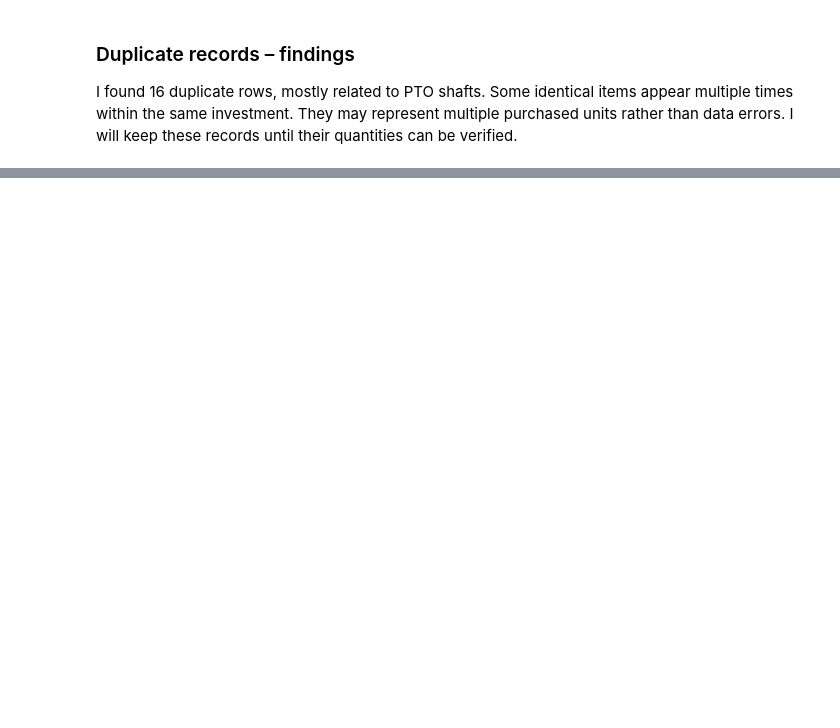
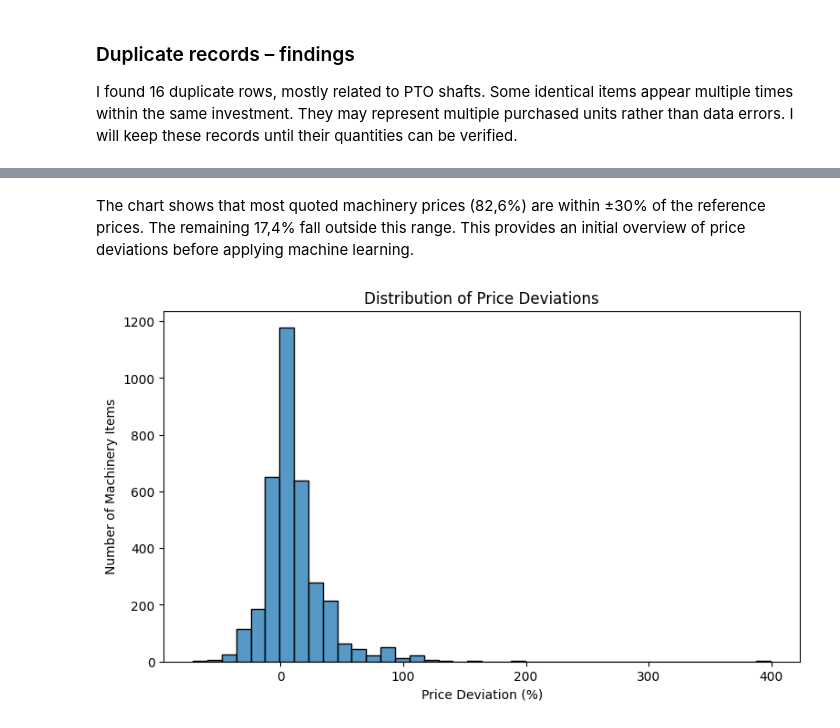
Before and after one commit to milatovicdanka90-maker/dsb_capstone, a Jupyter notebook: 01_EDA.ipynb, the cells around one changed output, grey strips where cells are left out. Drawn from its saved outputs; the diff is of its cells as text; code cells hidden in the pictures; blank space fills up the shorter version.

```diff
--- a/01_EDA.ipynb
+++ b/01_EDA.ipynb
@@ -450,0 +571,16 @@ I found 16 duplicate rows, mostly related to PTO shafts. Some identical items ap
+# %% [markdown]
+The chart shows that most quoted machinery prices (82,6%) are within ±30% of the reference prices. The remaining 17,4% fall outside this range. This provides an initial overview of price deviations before applying machine learning.
+# %%
+# Distribution of price deviations
+
+plt.figure(figsize=(9, 5))
+
+sns.histplot(data=prices_analysis, x="Price Deviation (%)", bins=40)
+
+plt.title("Distribution of Price Deviations")
+plt.xlabel("Price Deviation (%)")
+plt.ylabel("Number of Machinery Items")
+
+plt.show()
+# %% [output]
+[figure, added]
```
Also changed, not shown: parts of 27 cells of this notebook.
